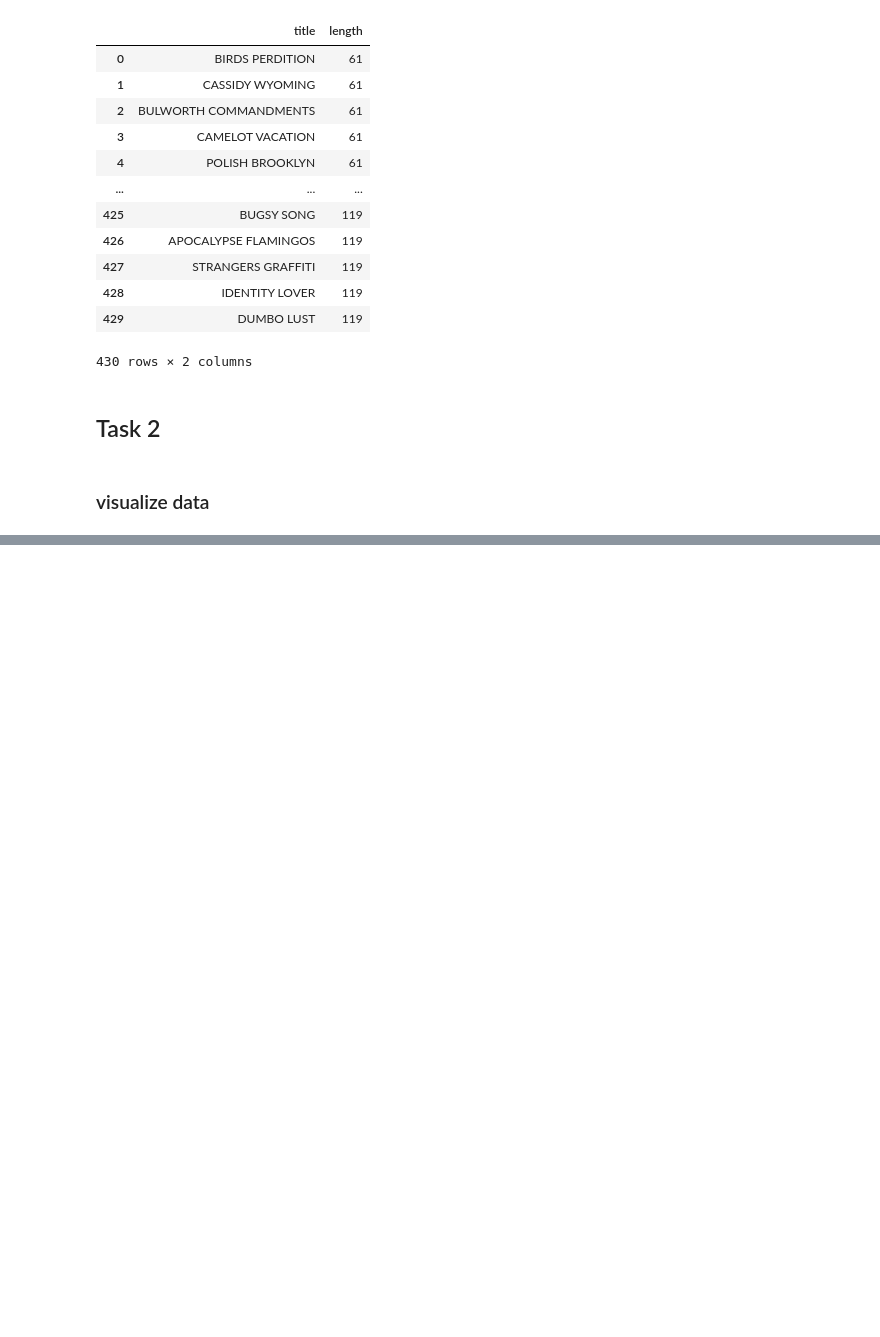
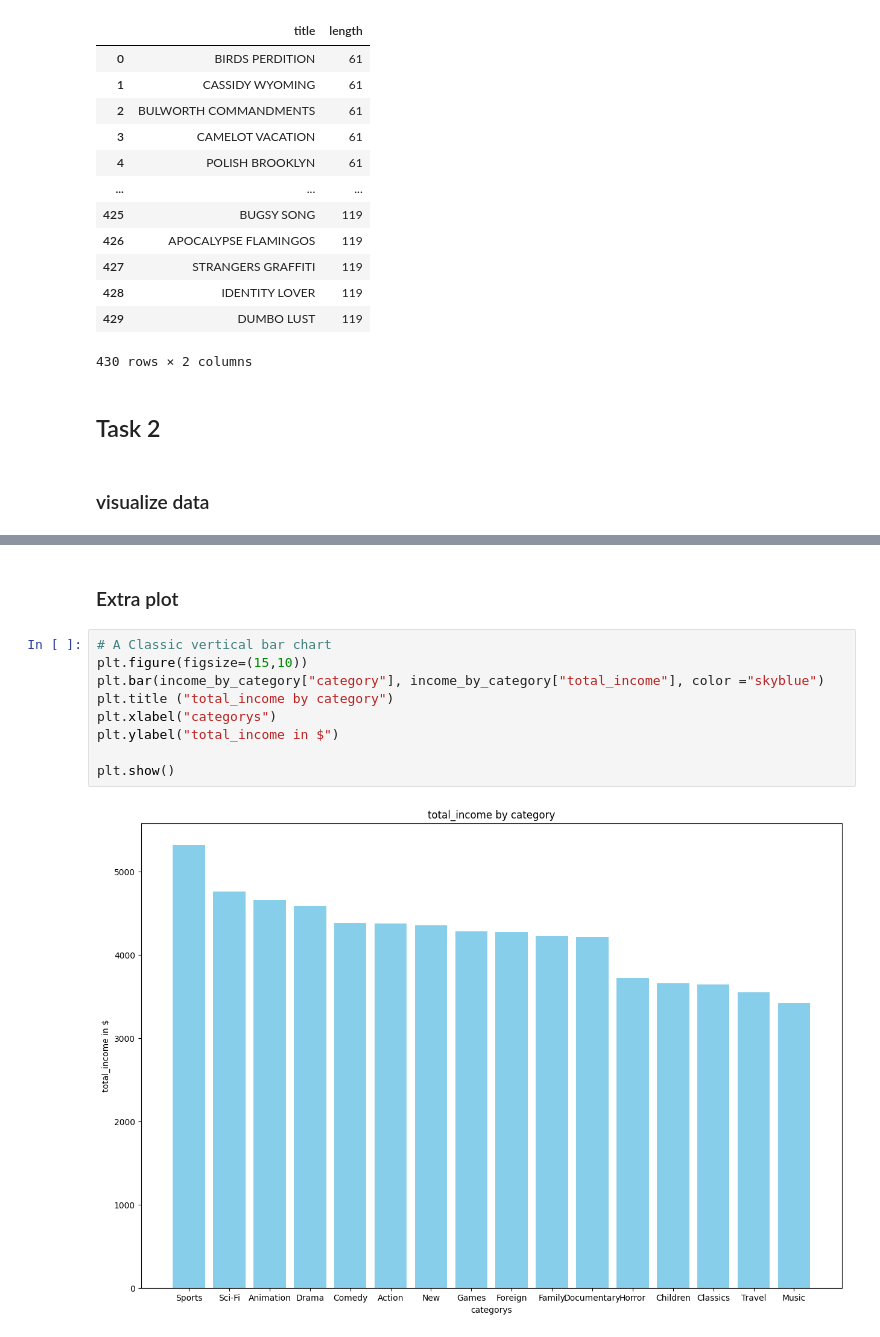
Before and after one commit to Zm-ah/sql_Zineb_Moihib_lab_DE25, a Jupyter notebook: connect_duckdb_python.ipynb, the cells around one changed output, grey strips where cells are left out. Cells and saved outputs as stored; diff of their text form; blank space fills up the shorter version.

```diff
--- a/connect_duckdb_python.ipynb
+++ b/connect_duckdb_python.ipynb
@@ -440,0 +495,13 @@ top_5_costumers
+# %% [markdown]
+### Extra plot
+# %%
+# A Classic vertical bar chart
+plt.figure(figsize=(15,10))
+plt.bar(income_by_category["category"], income_by_category["total_income"], color ="skyblue")
+plt.title ("total_income by category")
+plt.xlabel("categorys")
+plt.ylabel("total_income in $")
+
+plt.show()
+# %% [output]
+[figure, added]
```
Also changed, not shown: parts of 6 cells of this notebook.
